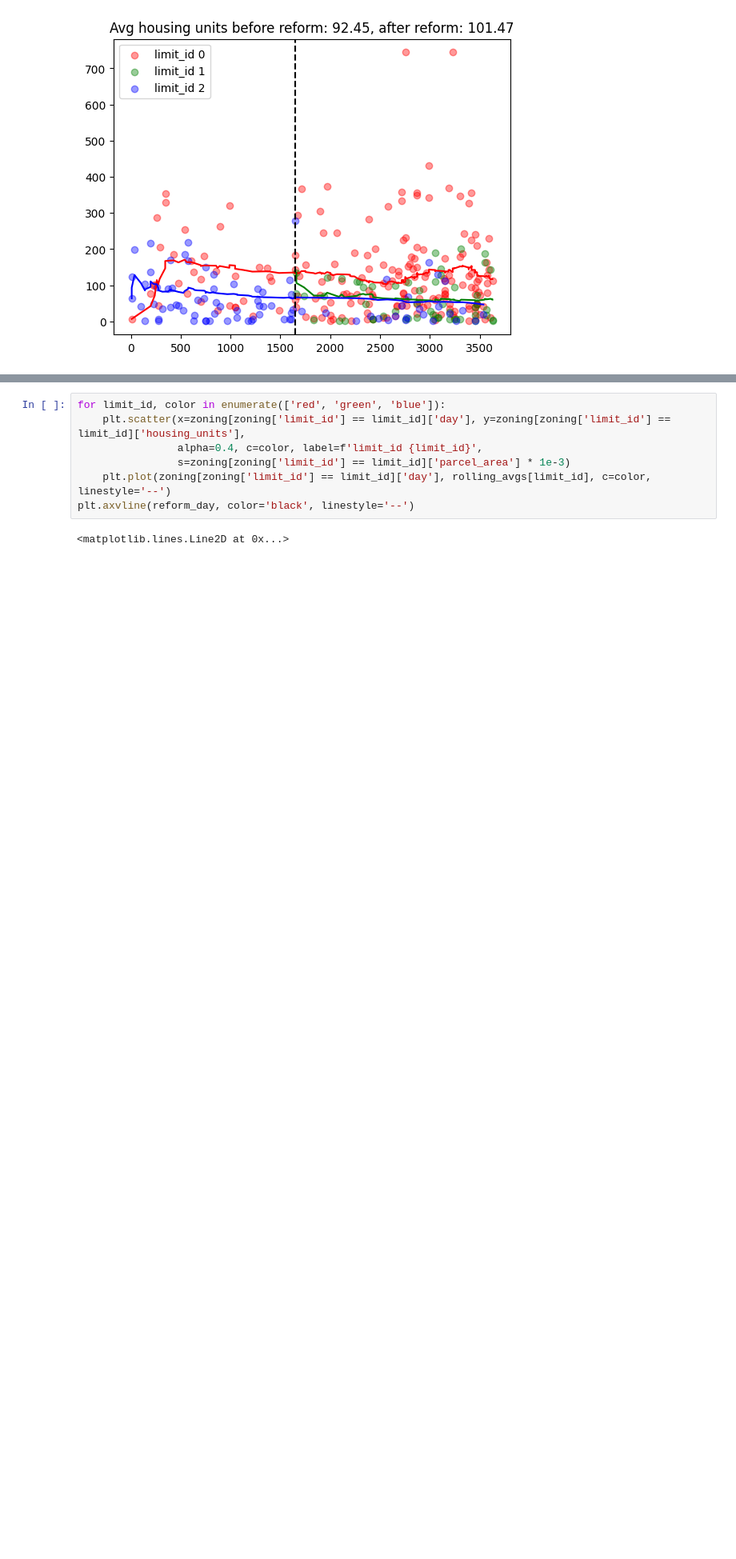
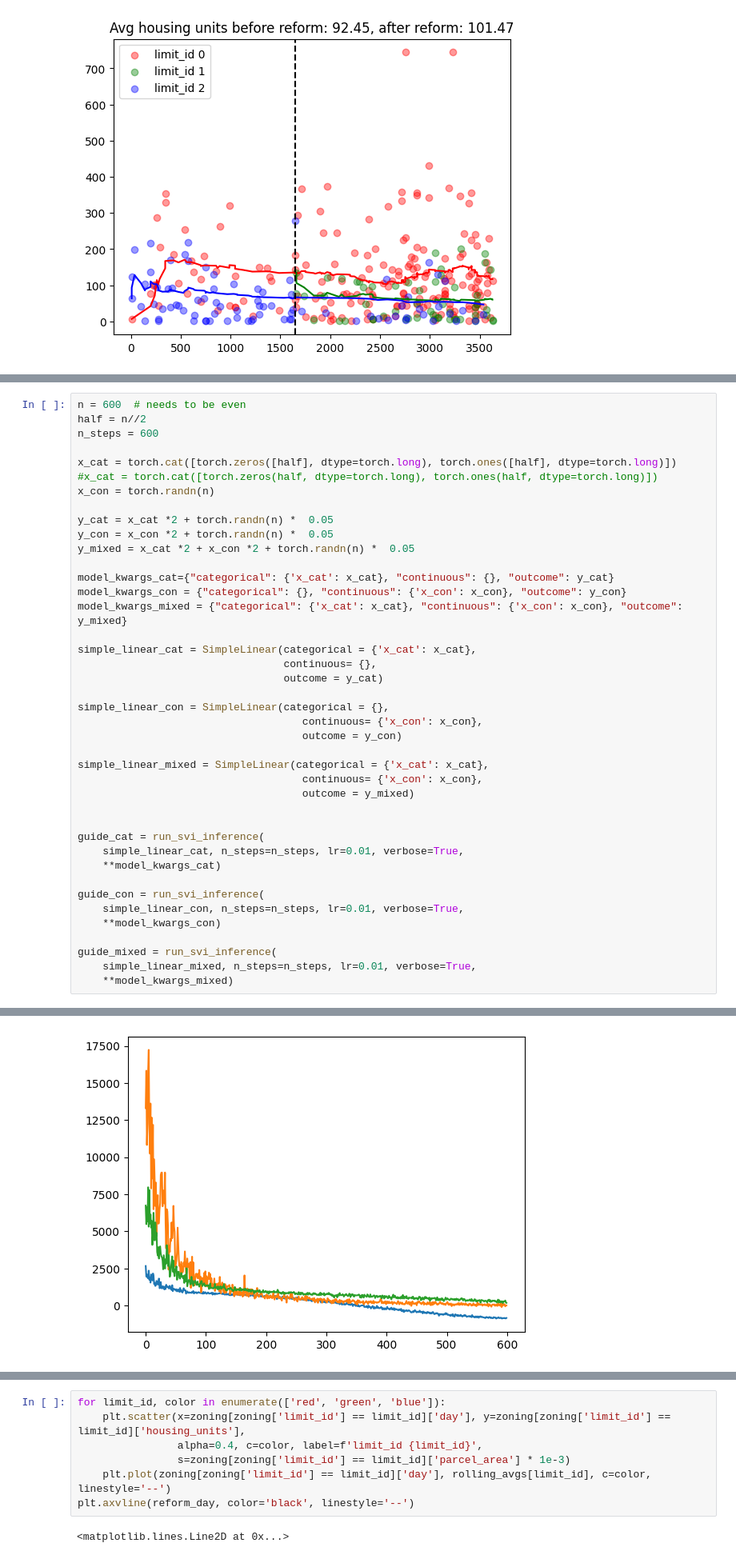
Before and after one commit to BasisResearch/cities, a Jupyter notebook: docs/experimental_notebooks/zoning/zoning_model.ipynb, the cells around one changed output, grey strips where cells are left out. Shown at 80% size. Drawn from its saved outputs; the diff is of its cells as text; blank space fills up the shorter version.

```diff
--- a/docs/experimental_notebooks/zoning/zoning_model.ipynb
+++ b/docs/experimental_notebooks/zoning/zoning_model.ipynb
@@ -461,0 +478,42 @@ guide = run_svi_inference(
+# %%
+n = 600  # needs to be even
+half = n//2
+n_steps = 600
+
+x_cat = torch.cat([torch.zeros([half], dtype=torch.long), torch.ones([half], dtype=torch.long)])
+#x_cat = torch.cat([torch.zeros(half, dtype=torch.long), torch.ones(half, dtype=torch.long)])
+x_con = torch.randn(n)
+
+y_cat = x_cat *2 + torch.randn(n) *  0.05
+y_con = x_con *2 + torch.randn(n) *  0.05
+y_mixed = x_cat *2 + x_con *2 + torch.randn(n) *  0.05
+
+model_kwargs_cat={"categorical": {'x_cat': x_cat}, "continuous": {}, "outcome": y_cat}
+model_kwargs_con = {"categorical": {}, "continuous": {'x_con': x_con}, "outcome": y_con}
+model_kwargs_mixed = {"categorical": {'x_cat': x_cat}, "continuous": {'x_con': x_con}, "outcome": y_mixed}
+
+simple_linear_cat = SimpleLinear(categorical = {'x_cat': x_cat},
+                                 continuous= {},
+                                 outcome = y_cat)
+
+simple_linear_con = SimpleLinear(categorical = {},
+                                    continuous= {'x_con': x_con},
+                                    outcome = y_con)
+
+simple_linear_mixed = SimpleLinear(categorical = {'x_cat': x_cat},
+                                    continuous= {'x_con': x_con},
+                                    outcome = y_mixed)
+
+
+guide_cat = run_svi_inference(
+    simple_linear_cat, n_steps=n_steps, lr=0.01, verbose=True,
+    **model_kwargs_cat)
+
+guide_con = run_svi_inference(
+    simple_linear_con, n_steps=n_steps, lr=0.01, verbose=True,
+    **model_kwargs_con)
+
+guide_mixed = run_svi_inference(
+    simple_linear_mixed, n_steps=n_steps, lr=0.01, verbose=True,
+    **model_kwargs_mixed)
+# %% [output]
@@ -461,0 +537 @@ guide = run_svi_inference(
+[figure, added]
```
Also changed, not shown: parts of 22 cells of this notebook, 10 other files.
